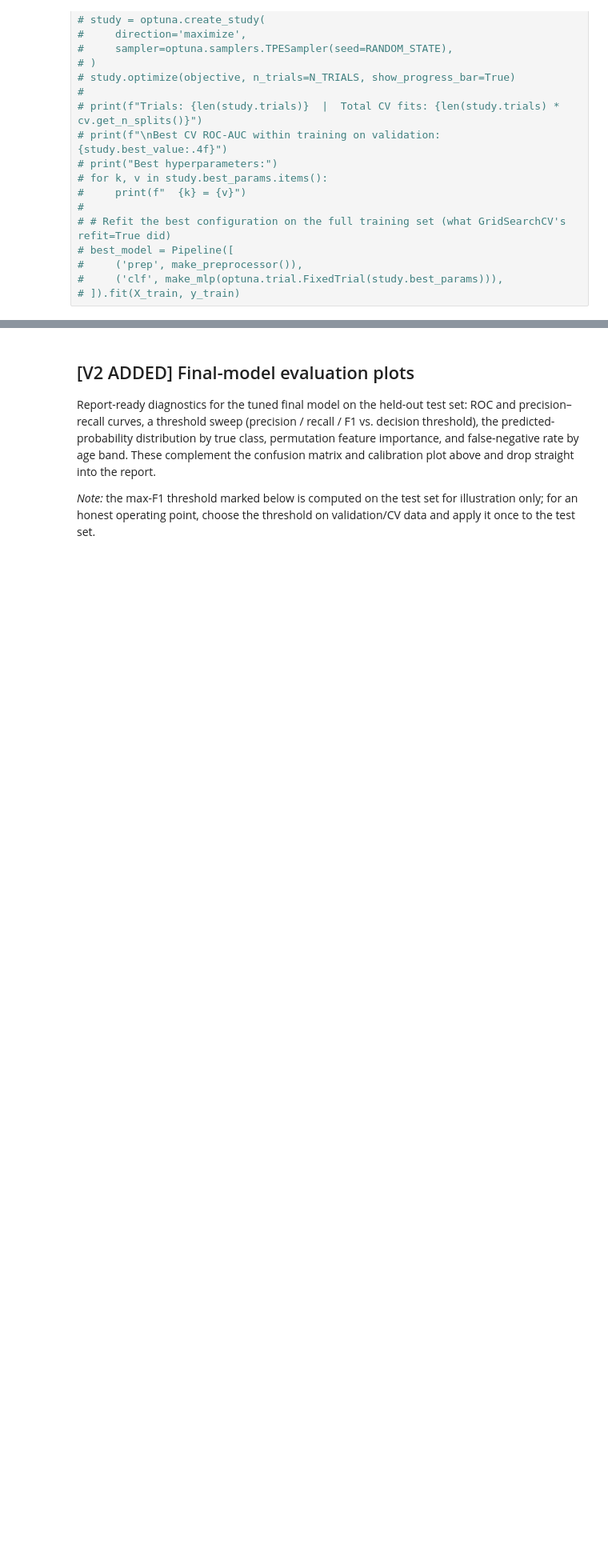
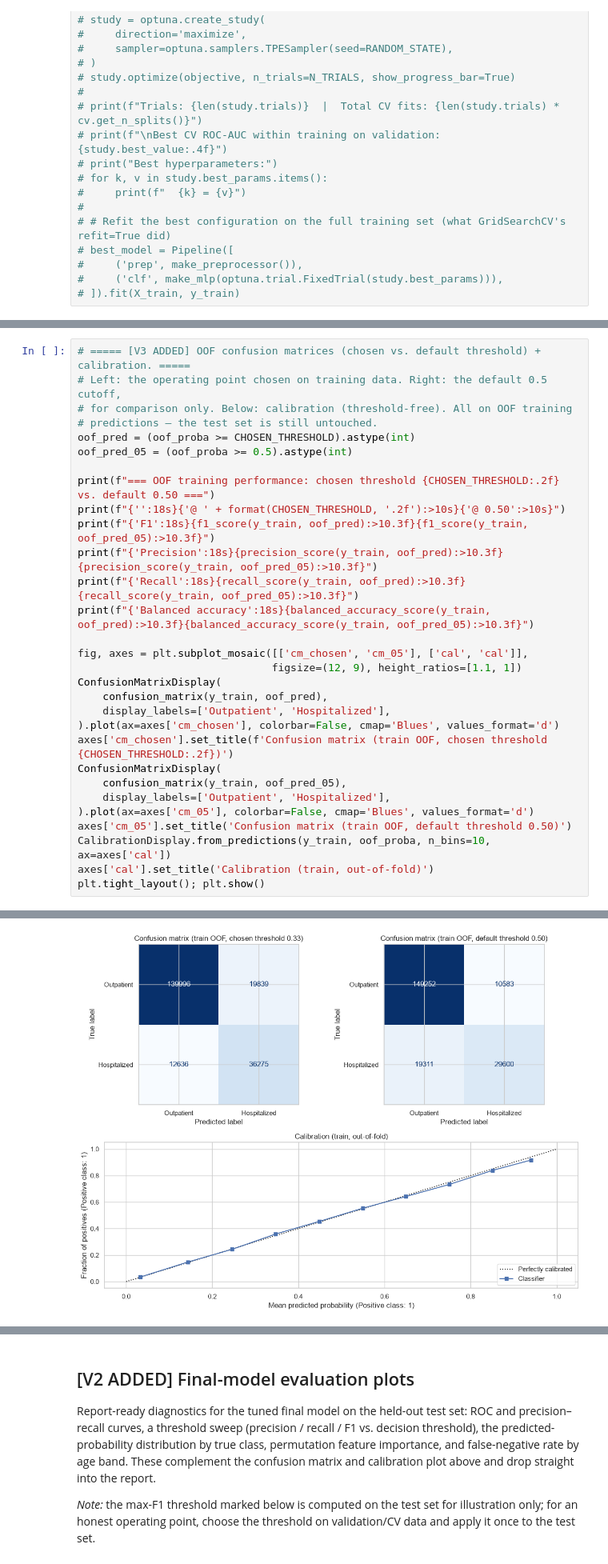
Before and after one commit to dfd0430/ml, a Jupyter notebook: project_notebook_v2_training.ipynb, the cells around one changed output, grey strips where cells are left out. Shown at 80% size. Cells and saved outputs as stored; diff of their text form; blank space fills up the shorter version.

```diff
--- a/project_notebook_v2_training.ipynb
+++ b/project_notebook_v2_training.ipynb
@@ -211,0 +308,31 @@ print("best_model trained on the full training set with the fixed best hyperpara
+# %%
+# ===== [V3 ADDED] OOF confusion matrices (chosen vs. default threshold) + calibration. =====
+# Left: the operating point chosen on training data. Right: the default 0.5 cutoff,
+# for comparison only. Below: calibration (threshold-free). All on OOF training
+# predictions — the test set is still untouched.
+oof_pred = (oof_proba >= CHOSEN_THRESHOLD).astype(int)
+oof_pred_05 = (oof_proba >= 0.5).astype(int)
+
+print(f"=== OOF training performance: chosen threshold {CHOSEN_THRESHOLD:.2f} vs. default 0.50 ===")
+print(f"{'':18s}{'@ ' + format(CHOSEN_THRESHOLD, '.2f'):>10s}{'@ 0.50':>10s}")
+print(f"{'F1':18s}{f1_score(y_train, oof_pred):>10.3f}{f1_score(y_train, oof_pred_05):>10.3f}")
+print(f"{'Precision':18s}{precision_score(y_train, oof_pred):>10.3f}{precision_score(y_train, oof_pred_05):>10.3f}")
+print(f"{'Recall':18s}{recall_score(y_train, oof_pred):>10.3f}{recall_score(y_train, oof_pred_05):>10.3f}")
+print(f"{'Balanced accuracy':18s}{balanced_accuracy_score(y_train, oof_pred):>10.3f}{balanced_accuracy_score(y_train, oof_pred_05):>10.3f}")
+
+fig, axes = plt.subplot_mosaic([['cm_chosen', 'cm_05'], ['cal', 'cal']],
+                               figsize=(12, 9), height_ratios=[1.1, 1])
+ConfusionMatrixDisplay(
+    confusion_matrix(y_train, oof_pred),
+    display_labels=['Outpatient', 'Hospitalized'],
+).plot(ax=axes['cm_chosen'], colorbar=False, cmap='Blues', values_format='d')
+axes['cm_chosen'].set_title(f'Confusion matrix (train OOF, chosen threshold {CHOSEN_THRESHOLD:.2f})')
+ConfusionMatrixDisplay(
+    confusion_matrix(y_train, oof_pred_05),
+    display_labels=['Outpatient', 'Hospitalized'],
+).plot(ax=axes['cm_05'], colorbar=False, cmap='Blues', values_format='d')
+axes['cm_05'].set_title('Confusion matrix (train OOF, default threshold 0.50)')
+CalibrationDisplay.from_predictions(y_train, oof_proba, n_bins=10, ax=axes['cal'])
+axes['cal'].set_title('Calibration (train, out-of-fold)')
+plt.tight_layout(); plt.show()
+# %% [output]
@@ -211,0 +345 @@ print("best_model trained on the full training set with the fixed best hyperpara
+[figure, added]
```
Also changed, not shown: parts of 12 cells of this notebook, 1 other file.
